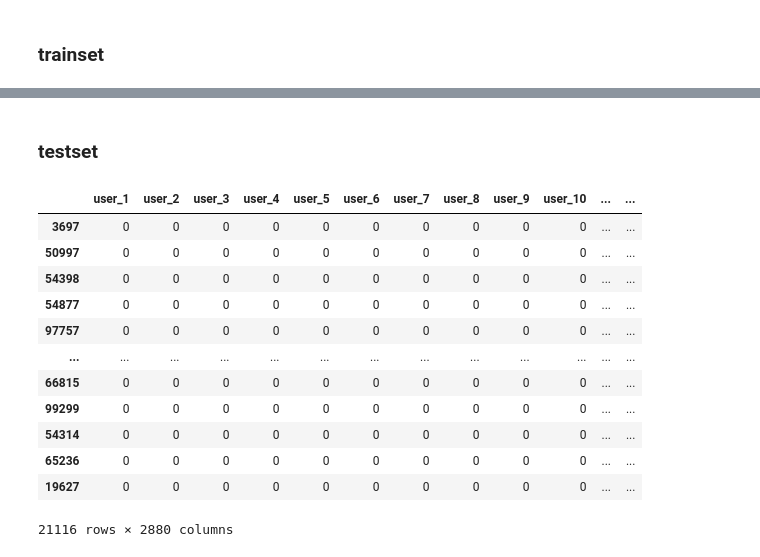
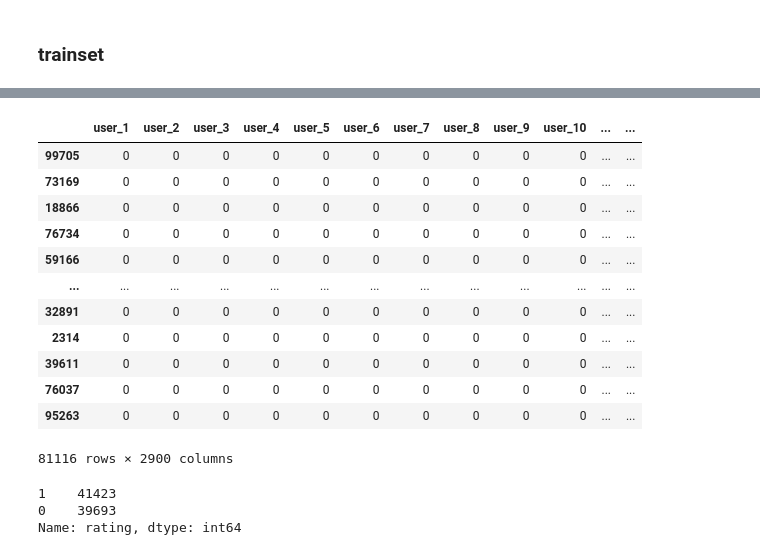
Before and after one commit to supkoon/factorization_machine_tf, a Jupyter notebook: datasets/EDA.ipynb, the cells around one changed output, grey strips where cells are left out. Saved outputs shown, nothing was run; the diff lists cells and outputs as text; code cells hidden in the pictures.

```diff
--- a/datasets/EDA.ipynb
+++ b/datasets/EDA.ipynb
@@ -224,14 +250,9 @@ len(ratings_df['movieId'].unique())
 # %% [output]
 2269
 # %%
-#훈련데이터 80000개만사용
+#shuffle
 print("원본크기 :",  ratings_df.shape)
 random_idx = np.random.permutation(len(ratings_df))
-train_idx = random_idx[:60000]
-test_idx = random_idx[60000:]
-train_df = ratings_df.iloc[train_idx]
-test_df = ratings_df.iloc[test_idx]
-print("훈련샘플크기 :",  train_df.shape)
-print("검증샌플크기 :", test_df.shape)
+shuffled_df = ratings_df.iloc[random_idx]
 # %% [output]
 원본크기 : (81116, 3)
@@ -240,9 +259,9 @@ print("검증샌플크기 :", test_df.shape)
 # %% [markdown]
 ### trainset
 # %%
-X_train = pd.concat([
-    pd.get_dummies(train_df['userId'], prefix = "user"),
-    pd.get_dummies(train_df['movieId'] , prefix = "movie"),
-    train_df['movieId'].apply(lambda x: dummy_genre_df.loc[x]),
-    train_df['movieId'].apply(lambda x: movies_df.loc[x]["year_level"]).rename('year_level'),
+concat_df = pd.concat([
+    pd.get_dummies(shuffled_df['userId'], prefix = "user"),
+    pd.get_dummies(shuffled_df['movieId'] , prefix = "movie"),
+    shuffled_df['movieId'].apply(lambda x: dummy_genre_df.loc[x]),
+    shuffled_df['movieId'].apply(lambda x: movies_df.loc[x]["year_level"]).rename('year_level'),
 ],axis=1)
@@ -267,2 +267,0 @@ y_train = ratings_df.loc[X_train.index]["rating"]
-# %% [markdown]
-### testset
@@ -276,16 +267,0 @@ X_test = pd.concat([
-# %%
-X_test
-# %% [output]
-|  | user_1 | user_2 | user_3 | user_4 | user_5 | user_6 | user_7 | user_8 | user_9 | user_10 | ... | ... |
-| 3697 | 0 | 0 | 0 | 0 | 0 | 0 | 0 | 0 | 0 | 0 | ... | ... |
-| 50997 | 0 | 0 | 0 | 0 | 0 | 0 | 0 | 0 | 0 | 0 | ... | ... |
-| 54398 | 0 | 0 | 0 | 0 | 0 | 0 | 0 | 0 | 0 | 0 | ... | ... |
-| 54877 | 0 | 0 | 0 | 0 | 0 | 0 | 0 | 0 | 0 | 0 | ... | ... |
-| 97757 | 0 | 0 | 0 | 0 | 0 | 0 | 0 | 0 | 0 | 0 | ... | ... |
-| ... | ... | ... | ... | ... | ... | ... | ... | ... | ... | ... | ... | ... |
-| 66815 | 0 | 0 | 0 | 0 | 0 | 0 | 0 | 0 | 0 | 0 | ... | ... |
-| 99299 | 0 | 0 | 0 | 0 | 0 | 0 | 0 | 0 | 0 | 0 | ... | ... |
-| 54314 | 0 | 0 | 0 | 0 | 0 | 0 | 0 | 0 | 0 | 0 | ... | ... |
-| 65236 | 0 | 0 | 0 | 0 | 0 | 0 | 0 | 0 | 0 | 0 | ... | ... |
-| 19627 | 0 | 0 | 0 | 0 | 0 | 0 | 0 | 0 | 0 | 0 | ... | ... |
-21116 rows × 2880 columns
@@ -293,0 +268,16 @@ y_test = ratings_df.loc[X_test.index]["rating"]
+# %%
+concat_df
+# %% [output]
+|  | user_1 | user_2 | user_3 | user_4 | user_5 | user_6 | user_7 | user_8 | user_9 | user_10 | ... | ... |
+| 99705 | 0 | 0 | 0 | 0 | 0 | 0 | 0 | 0 | 0 | 0 | ... | ... |
+| 73169 | 0 | 0 | 0 | 0 | 0 | 0 | 0 | 0 | 0 | 0 | ... | ... |
+| 18866 | 0 | 0 | 0 | 0 | 0 | 0 | 0 | 0 | 0 | 0 | ... | ... |
+| 76734 | 0 | 0 | 0 | 0 | 0 | 0 | 0 | 0 | 0 | 0 | ... | ... |
+| 59166 | 0 | 0 | 0 | 0 | 0 | 0 | 0 | 0 | 0 | 0 | ... | ... |
+| ... | ... | ... | ... | ... | ... | ... | ... | ... | ... | ... | ... | ... |
+| 32891 | 0 | 0 | 0 | 0 | 0 | 0 | 0 | 0 | 0 | 0 | ... | ... |
+| 2314 | 0 | 0 | 0 | 0 | 0 | 0 | 0 | 0 | 0 | 0 | ... | ... |
+| 39611 | 0 | 0 | 0 | 0 | 0 | 0 | 0 | 0 | 0 | 0 | ... | ... |
+| 76037 | 0 | 0 | 0 | 0 | 0 | 0 | 0 | 0 | 0 | 0 | ... | ... |
+| 95263 | 0 | 0 | 0 | 0 | 0 | 0 | 0 | 0 | 0 | 0 | ... | ... |
+81116 rows × 2900 columns
@@ -293,0 +288,6 @@ y_test = ratings_df.loc[X_test.index]["rating"]
+# %%
+target_df.value_counts()
+# %% [output]
+1    41423
+0    39693
+Name: rating, dtype: int64
```
Also changed, not shown: parts of 21 cells of this notebook, 3 other files.
